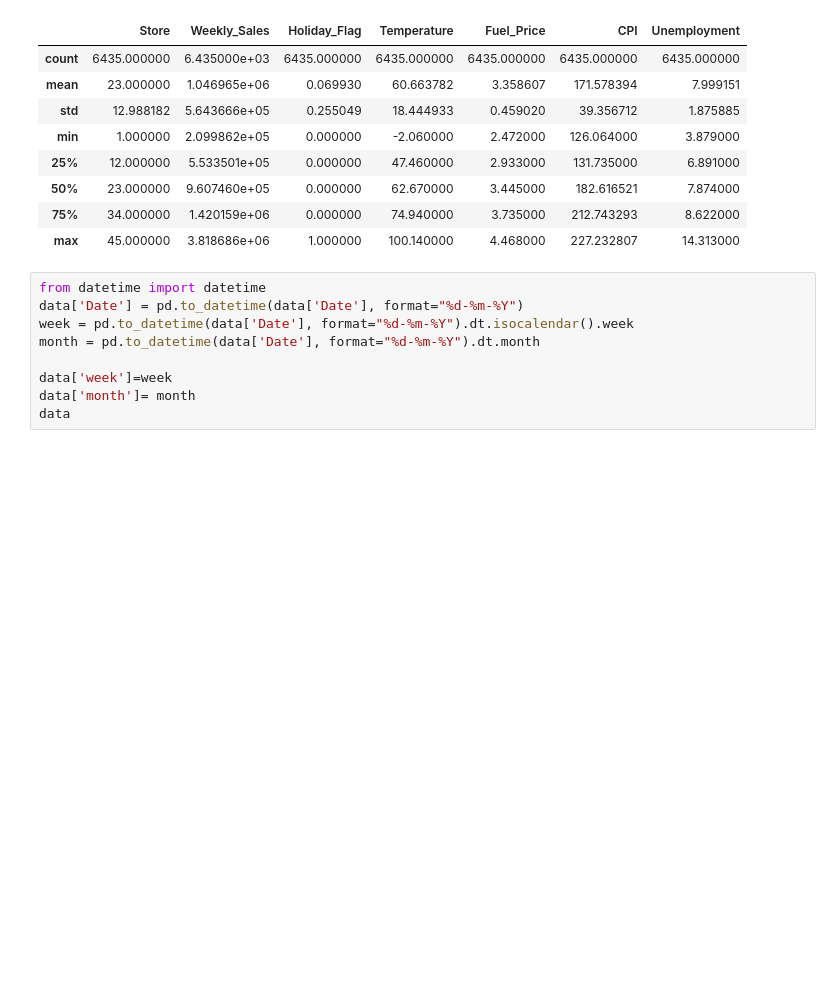
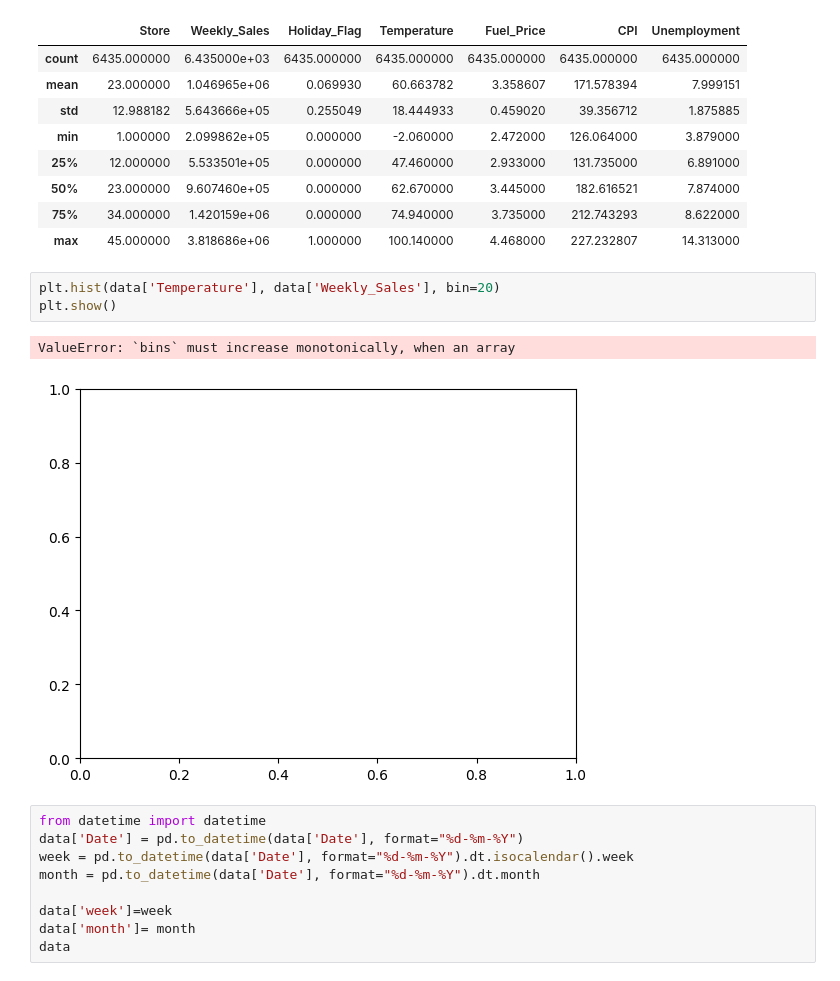
Before and after one commit to Slythazard/Revdar, a Jupyter notebook: walmartsalesdataprediction.ipynb, the cells around one changed output. Cells and saved outputs as stored; diff of their text form; blank space fills up the shorter version.

```diff
--- a/walmartsalesdataprediction.ipynb
+++ b/walmartsalesdataprediction.ipynb
@@ -464,6 +464,12 @@ data.describe()
 | 50% | 23.000000 | 9.607460e+05 | 0.000000 | 62.670000 | 3.445000 | 182.616521 | 7.874000 |
 | 75% | 34.000000 | 1.420159e+06 | 0.000000 | 74.940000 | 3.735000 | 212.743293 | 8.622000 |
 | max | 45.000000 | 3.818686e+06 | 1.000000 | 100.140000 | 4.468000 | 227.232807 | 14.313000 |
+# %%
+plt.hist(data['Temperature'], data['Weekly_Sales'], bin=20)
+plt.show()
+# %% [output]
+ValueError: `bins` must increase monotonically, when an array
+[figure, added]
 # %%
 from datetime import datetime
 data['Date'] = pd.to_datetime(data['Date'], format="%d-%m-%Y")
```
Also changed, not shown: 5 other files.
